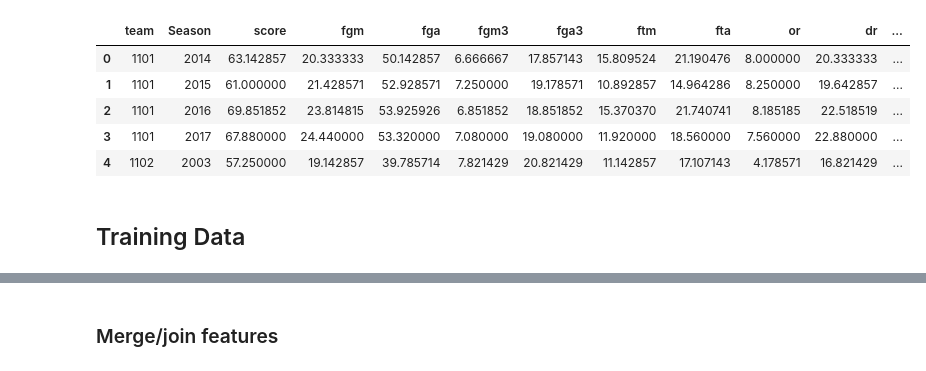
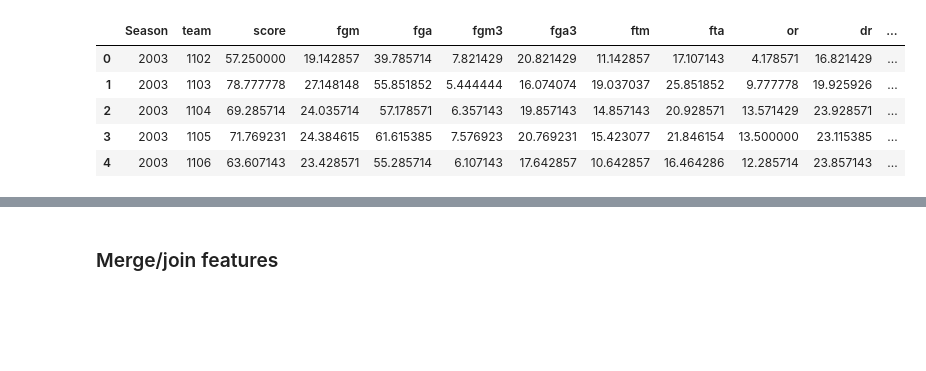
Before and after one commit to rocconnick/march_madness, a Jupyter notebook: presentation.ipynb, the cells around one changed output, grey strips where cells are left out. Saved outputs shown, nothing was run; the diff lists cells and outputs as text; code cells hidden in the pictures; blank space fills up the shorter version.

```diff
--- a/presentation.ipynb
+++ b/presentation.ipynb
@@ -67,4 +148,5 @@ season_averages = pandas.concat(season_averages).dropna()
 # %%
+# Season and team are IDs, the rest are stats
 loss_cols = ['Season', 'Lteam', 'Lscore', 'Lfgm', 'Lfga', 'Lfgm3', 'Lfga3',
              'Lftm', 'Lfta', 'Lor', 'Ldr', 'Last', 'Lto', 'Lstl', 'Lblk',
              'Lpf']
@@ -72,4 +154,18 @@ win_cols = ['Season', 'Wteam', 'Wscore', 'Wfgm', 'Wfga', 'Wfgm3', 'Wfga3',
             'Wftm', 'Wfta', 'Wor', 'Wdr', 'Wast', 'Wto', 'Wstl', 'Wblk',
             'Wpf']
 
+# Once we select columsn, we want to drop "W" and "L"... stats are stats
 renamed_cols = [col[1:] if col.startswith("W") else col for col in win_cols]
+
+# Select and rename columns en masse
+df_win = df_regular_season[win_cols].copy()
+df_win.columns = renamed_cols
+
+df_loss = df_regular_season[loss_cols].copy()
+df_loss.columns = renamed_cols
+
+# Concatenate just two dataframes instead of one for each team
+df_all = pandas.concat([df_win, df_loss])
+
+# Calculate season average with groupby/agg
+df_mean = df_all.groupby(["Season", 'team'], as_index=False).agg("mean")
@@ -87,2 +171,0 @@ df_all = pandas.concat([df_win, df_loss])
-# %%
-df_mean = df_all.groupby(['team', "Season"], as_index=False).agg("mean")
@@ -91,39 +187,30 @@ df_mean = df_all.groupby(['team', "Season"], as_index=False).agg("mean")
 # %%
 import numpy
 
 df_seeds = pandas.read_csv("TourneySeeds.csv")
 
-
 # Seed is a string which includes division, e.g. "W08"
 # TIP: use built-in `str.slice()`, not map/lambda
 df_seeds["Seed"] = df_seeds["Seed"].str.slice(1, 3).astype(numpy.int32)
-
-# Convert to seed and team IDs to int
-# TIP: use built-in `astype()`, not map/conversion
-df_seeds["Season"] = df_seeds["Season"].astype(numpy.int32)
-df_seeds["Team"] = df_seeds["Team"].astype(numpy.int32)
-
 
 # Add the seeds to the feature vectors
 df_features = df_mean.merge(df_seeds, how="left",
                             left_on=["team", "Season"],
                             right_on=["Team", "Season"])
 
 # Set seeds for unseeded teams to 17 (null is result of merge)
 # TIP: use double index in `.loc[]`, not two index operations
 df_features.loc[df_features["Seed"].isnull(), "Seed"] = 17
 
 # We don't need the team name string in the feature vectors
 del df_features["Team"]
 
 
 df_features.head()
 # %% [output]
-|  | team | Season | score | fgm | fga | fgm3 | fga3 | ftm | fta | or | dr | ... |
-| 0 | 1101 | 2014 | 63.142857 | 20.333333 | 50.142857 | 6.666667 | 17.857143 | 15.809524 | 21.190476 | 8.000000 | 20.333333 | ... |
-| 1 | 1101 | 2015 | 61.000000 | 21.428571 | 52.928571 | 7.250000 | 19.178571 | 10.892857 | 14.964286 | 8.250000 | 19.642857 | ... |
-| 2 | 1101 | 2016 | 69.851852 | 23.814815 | 53.925926 | 6.851852 | 18.851852 | 15.370370 | 21.740741 | 8.185185 | 22.518519 | ... |
-| 3 | 1101 | 2017 | 67.880000 | 24.440000 | 53.320000 | 7.080000 | 19.080000 | 11.920000 | 18.560000 | 7.560000 | 22.880000 | ... |
-| 4 | 1102 | 2003 | 57.250000 | 19.142857 | 39.785714 | 7.821429 | 20.821429 | 11.142857 | 17.107143 | 4.178571 | 16.821429 | ... |
+|  | Season | team | score | fgm | fga | fgm3 | fga3 | ftm | fta | or | dr | ... |
+| 0 | 2003 | 1102 | 57.250000 | 19.142857 | 39.785714 | 7.821429 | 20.821429 | 11.142857 | 17.107143 | 4.178571 | 16.821429 | ... |
+| 1 | 2003 | 1103 | 78.777778 | 27.148148 | 55.851852 | 5.444444 | 16.074074 | 19.037037 | 25.851852 | 9.777778 | 19.925926 | ... |
+| 2 | 2003 | 1104 | 69.285714 | 24.035714 | 57.178571 | 6.357143 | 19.857143 | 14.857143 | 20.928571 | 13.571429 | 23.928571 | ... |
+| 3 | 2003 | 1105 | 71.769231 | 24.384615 | 61.615385 | 7.576923 | 20.769231 | 15.423077 | 21.846154 | 13.500000 | 23.115385 | ... |
+| 4 | 2003 | 1106 | 63.607143 | 23.428571 | 55.285714 | 6.107143 | 17.642857 | 10.642857 | 16.464286 | 12.285714 | 23.857143 | ... |
-# %% [markdown]
-## Training Data
```
Also changed, not shown: parts of 41 cells of this notebook.
